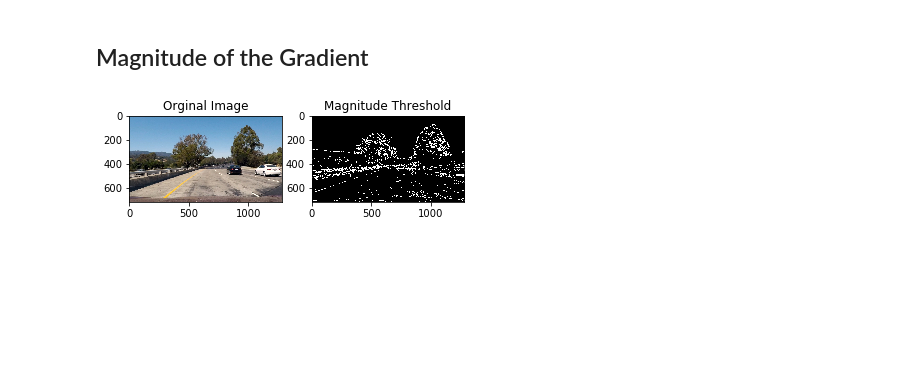
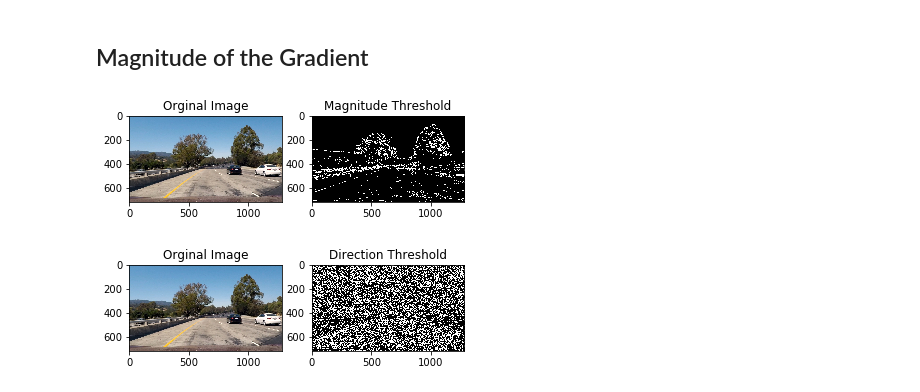
Before and after one commit to Rxmeez/SDCND-1-AdvanceLaneFinding, a Jupyter notebook: AdvanceLaneLines.ipynb, the cells around one changed output. Saved outputs shown, nothing was run; the diff lists cells and outputs as text; code cells hidden in the pictures; blank space fills up the shorter version.

Commit message:
Direction Threshold Function Added

```diff
--- a/AdvanceLaneLines.ipynb
+++ b/AdvanceLaneLines.ipynb
@@ -216,3 +216,36 @@ plt.imshow(test_mag_image, cmap='gray')
 plt.show()
 # %% [output]
 [figure]
+# %%
+def dir_thresh(img, sobel_kernel=3, thresh=(0, np.pi/2)):
+    # Grayscale
+    gray = cv2.cvtColor(img, cv2.COLOR_BGR2GRAY)
+
+    # Take gradient in x and y separately
+    sobelx = cv2.Sobel(gray, cv2.CV_64F, 1, 0, ksize=sobel_kernel)
+    sobely = cv2.Sobel(gray, cv2.CV_64F, 0, 1, ksize=sobel_kernel)
+
+    # Take the absolute value of the x and y gradients
+    absx = np.absolute(sobelx)
+    absy = np.absolute(sobely)
+
+    # Calculate the direction of the gradient
+    graddir = np.arctan2(absy, absx)
+
+    # Create a binary mask where direction thresholds are met
+    binary_output = np.zeros_like(graddir)
+    binary_output[(graddir >= thresh[0]) & (graddir <= thresh[1])] = 1
+
+    #Return this mask as your binary_output image
+    return binary_output
+# %%
+test_dir_image = dir_thresh(test_dst, sobel_kernel=15, thresh=(0.7, 1.3))
+plt.subplot(121)
+plt.title("Orginal Image")
+plt.imshow(test_img)
+plt.subplot(122)
+plt.title("Direction Threshold")
+plt.imshow(test_dir_image, cmap='gray')
+plt.show()
+# %% [output]
+[figure, added]
```
